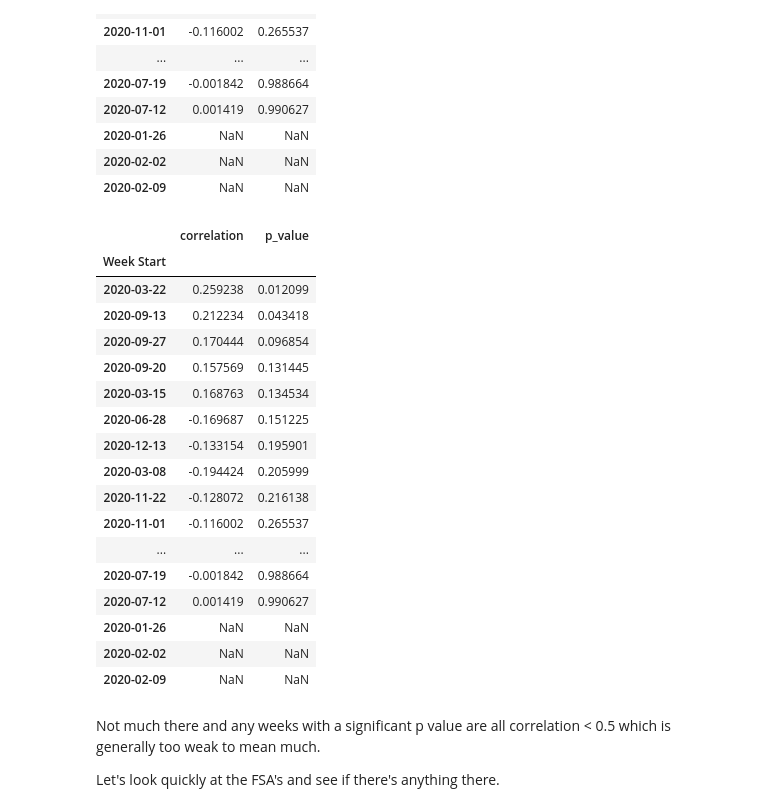
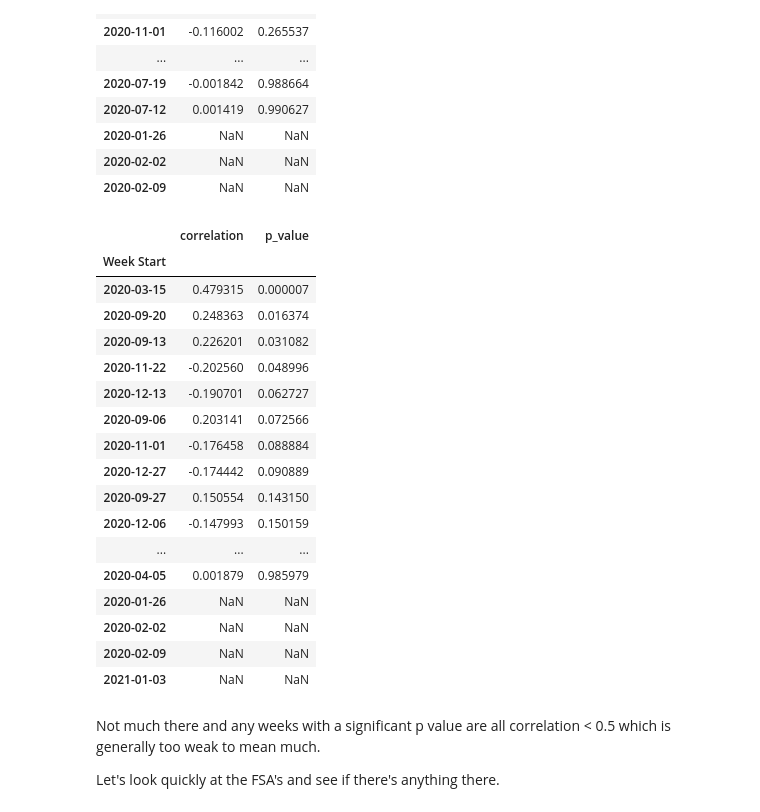
Before and after one commit to sourgrapes-YVR/Toronto_Covid_FSA, a Jupyter notebook: Data Analysis.ipynb, the cells around one changed output. Drawn from its saved outputs; the diff is of its cells as text; code cells hidden in the pictures.

```diff
--- a/Data Analysis.ipynb
+++ b/Data Analysis.ipynb
@@ -522,38 +522,38 @@ weekly_stats_plus_one # get the result
 # %%
 def calculate_weekly_stats_minus_one(group):
     cases = group['Weekly Cases per 1000 Lag -1']
     ems_calls = group['Weekly EMS Calls per 1000']
 
     if len(cases) < 3:
         return pd.Series({'correlation': np.nan, 'p_value': np.nan})
 
     corr, p_val = pearsonr(cases, ems_calls)
     return pd.Series({'correlation': corr, 'p_value': p_val})
 
-weekly_stats_minus_one = weekly_data.groupby('Week Start').apply(calculate_weekly_stats_plus_one) # run the function over the data
+weekly_stats_minus_one = weekly_data.groupby('Week Start').apply(calculate_weekly_stats_minus_one) # run the function over the data
 
 weekly_stats_minus_one.sort_values(by = 'p_value', ascending = True, inplace = True) # sort the result by ascending p-value to see significant values first
 
 weekly_stats_minus_one # get the result
 # %% [output]
 |  | correlation | p_value |
 | Week Start |  |  |
-| 2020-03-22 | 0.259238 | 0.012099 |
-| 2020-09-13 | 0.212234 | 0.043418 |
-| 2020-09-27 | 0.170444 | 0.096854 |
-| 2020-09-20 | 0.157569 | 0.131445 |
-| 2020-03-15 | 0.168763 | 0.134534 |
-| 2020-06-28 | -0.169687 | 0.151225 |
-| 2020-12-13 | -0.133154 | 0.195901 |
-| 2020-03-08 | -0.194424 | 0.205999 |
-| 2020-11-22 | -0.128072 | 0.216138 |
-| 2020-11-01 | -0.116002 | 0.265537 |
+| 2020-03-15 | 0.479315 | 0.000007 |
+| 2020-09-20 | 0.248363 | 0.016374 |
+| 2020-09-13 | 0.226201 | 0.031082 |
+| 2020-11-22 | -0.202560 | 0.048996 |
+| 2020-12-13 | -0.190701 | 0.062727 |
+| 2020-09-06 | 0.203141 | 0.072566 |
+| 2020-11-01 | -0.176458 | 0.088884 |
+| 2020-12-27 | -0.174442 | 0.090889 |
+| 2020-09-27 | 0.150554 | 0.143150 |
+| 2020-12-06 | -0.147993 | 0.150159 |
 | ... | ... | ... |
-| 2020-07-19 | -0.001842 | 0.988664 |
-| 2020-07-12 | 0.001419 | 0.990627 |
+| 2020-04-05 | 0.001879 | 0.985979 |
 | 2020-01-26 | NaN | NaN |
 | 2020-02-02 | NaN | NaN |
 | 2020-02-09 | NaN | NaN |
+| 2021-01-03 | NaN | NaN |
 # %% [markdown]
 Not much there and any weeks with a significant p value are all correlation < 0.5 which is generally too weak to mean much.
 
```
Also changed, not shown: parts of 1 cell of this notebook.
